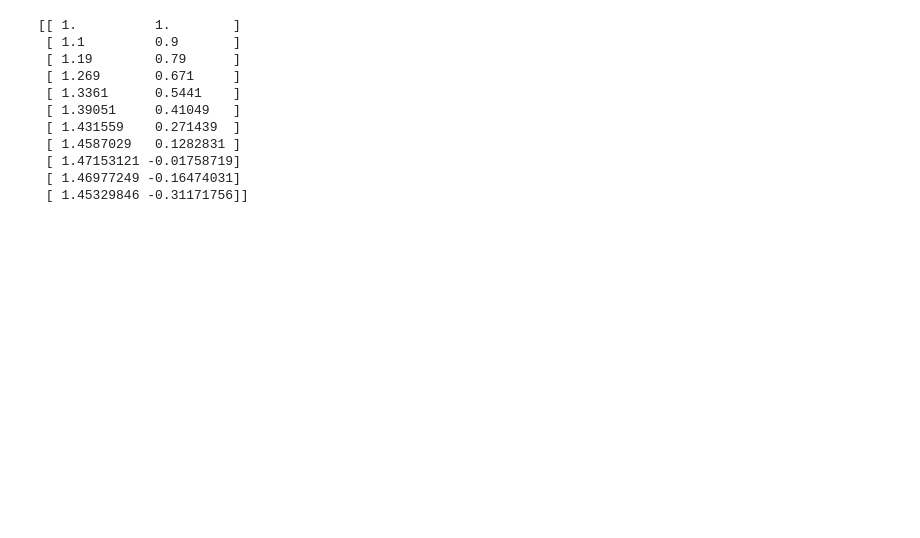
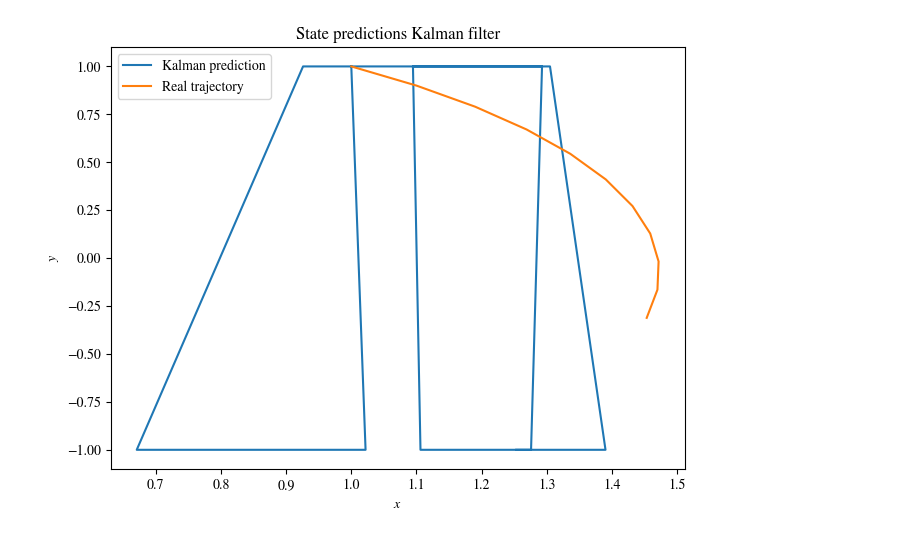
Before and after one commit to sirojc/me455-active-learning, a Jupyter notebook: HW3/Problem 2/HW3_2.ipynb, the cells around one changed output. Drawn from its saved outputs; the diff is of its cells as text; code cells hidden in the pictures; blank space fills up the shorter version.

Commit message:
Kalman implemented, large errors

```diff
--- a/HW3/Problem 2/HW3_2.ipynb
+++ b/HW3/Problem 2/HW3_2.ipynb
@@ -26,14 +22,45 @@ def dynamics(x0): # Probably not needed at all!
-# %%
-print(dynamics(x0))
-# %% [output]
-[[ 1.          1.        ]
- [ 1.1         0.9       ]
- [ 1.19        0.79      ]
- [ 1.269       0.671     ]
- [ 1.3361      0.5441    ]
- [ 1.39051     0.41049   ]
- [ 1.431559    0.271439  ]
- [ 1.4587029   0.1282831 ]
- [ 1.47153121 -0.01758719]
- [ 1.46977249 -0.16474031]
- [ 1.45329846 -0.31171756]]
+# %%
+x_real = np.zeros((n, 2))
+x_real[0] = x0
+for i in range(1, n):
+    x_real[i] = x_real[i-1] + h * A @ x_real[i-1]
+
+x_pred = np.zeros((n, 2))
+Cov_pred = np.zeros((n, 2, 2))
+
+x_pred[0] = x0
+Cov_pred[0] = Q
+
+x_filt = np.zeros((n, 2))
+Cov_filt = np.zeros((n, 2, 2))
+
+x_filt[0] = x0
+Cov_filt[0] = Q
+
+z = np.zeros(n)
+z[0] = C @ x0 + R * np.random.normal()
+# %%
+for i in range(1, n):
+    x_pred[i] = A @ x_pred[i-1]
+    Cov_pred[i] = A @ Cov_pred[i-1] @ A.T + Q
+
+    z[i] = C @ x_real[i] + R * np.random.normal()
+
+    K = Cov_pred[i] @ C.T * 1/(C @ Cov_pred[i] @ C.T + R)
+    x_filt[i] = x_pred[i] + K * (z[i] - C @ x_pred[i])
+    Cov_filt[i] = Cov_pred[i] - K * (C @ Cov_pred[i])
+# %%
+fig, ax = plt.subplots()
+fig.tight_layout()
+
+ax.plot(x_filt[:,0], x_filt[:,1], label='Kalman prediction')
+ax.plot(x_real[:,0], x_real[:,1], label='Real trajectory')
+
+ax.set_xlabel('$x$')
+ax.set_ylabel('$y$')
+ax.set_title('State predictions Kalman filter')
+ax.legend()
+plt.savefig('HW3_2_Kalman.png', dpi=300)
+plt.show()
+# %% [output]
+[figure, added]
```
Also changed, not shown: parts of 3 cells of this notebook, 2 other files.
